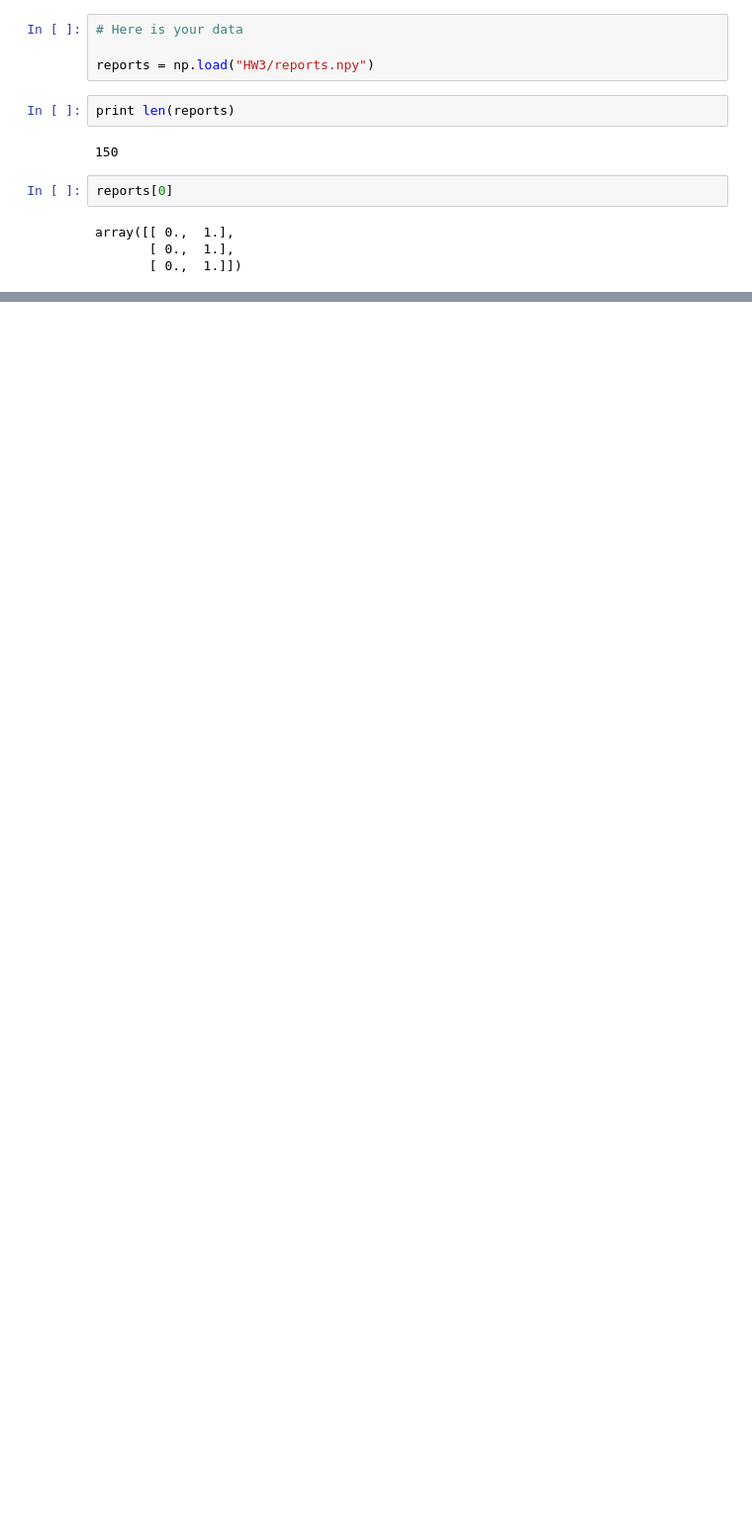
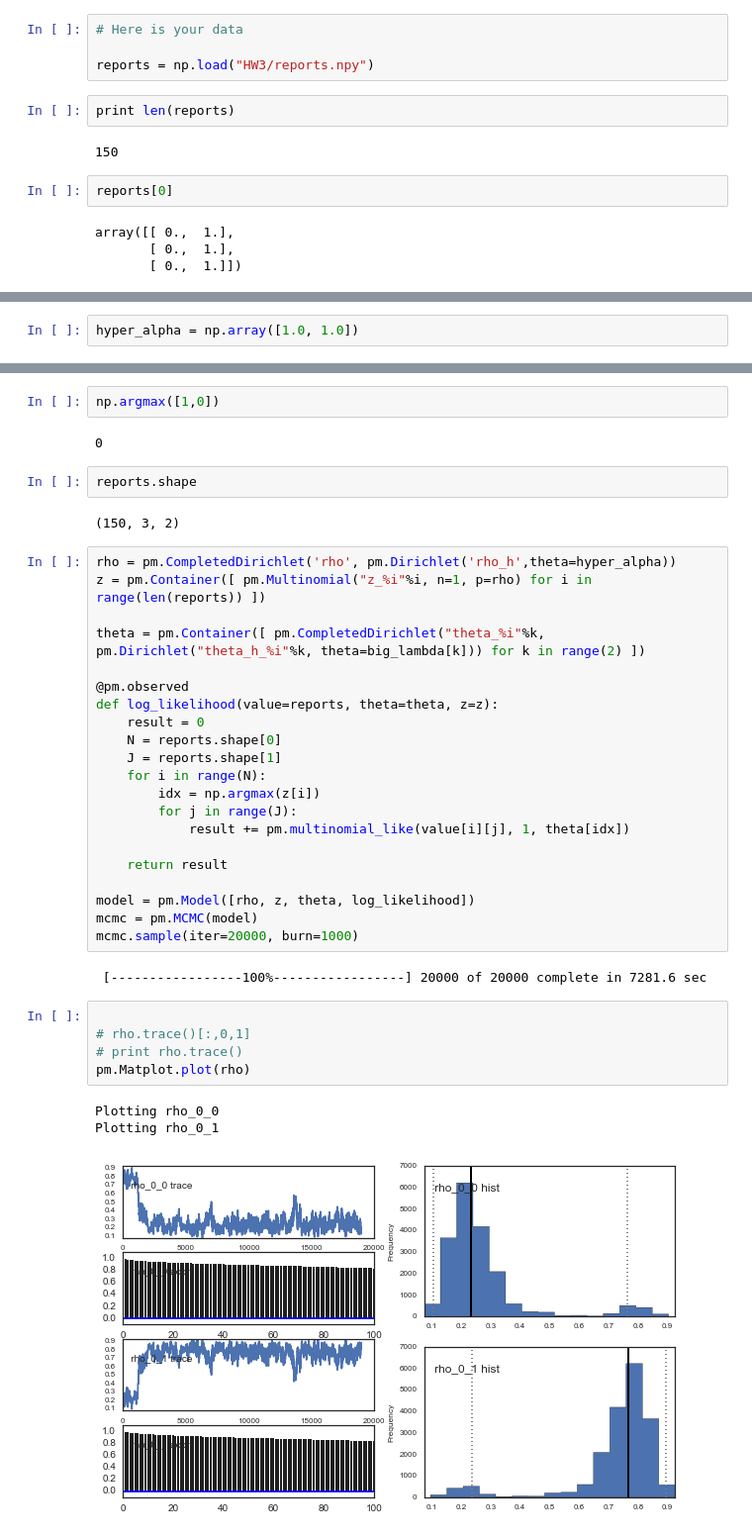
Before and after one commit to jeewon-hwang/AM207_homework_2016, a Jupyter notebook: AM207_JeewonHwang_HW3.ipynb, the cells around one changed output, grey strips where cells are left out. Shown: that part at 99% size. Saved outputs shown, nothing was run; the diff lists cells and outputs as text; blank space fills up the shorter version.

```diff
--- a/AM207_JeewonHwang_HW3.ipynb
+++ b/AM207_JeewonHwang_HW3.ipynb
@@ -827,0 +772,2 @@ array([[ 0.,  1.],
+# %%
+hyper_alpha = np.array([1.0, 1.0])
@@ -827,0 +808,40 @@ array([[ 0.,  1.],
+# %%
+np.argmax([1,0])
+# %% [output]
+0
+# %%
+reports.shape
+# %% [output]
+(150, 3, 2)
+# %%
+rho = pm.CompletedDirichlet('rho', pm.Dirichlet('rho_h',theta=hyper_alpha))
+z = pm.Container([ pm.Multinomial("z_%i"%i, n=1, p=rho) for i in range(len(reports)) ])
+
+theta = pm.Container([ pm.CompletedDirichlet("theta_%i"%k, pm.Dirichlet("theta_h_%i"%k, theta=big_lambda[k])) for k in range(2) ])
+
+@pm.observed
+def log_likelihood(value=reports, theta=theta, z=z):
+    result = 0
+    N = reports.shape[0]
+    J = reports.shape[1]
+    for i in range(N):
+        idx = np.argmax(z[i])
+        for j in range(J):
+            result += pm.multinomial_like(value[i][j], 1, theta[idx])
+
+    return result
+
+model = pm.Model([rho, z, theta, log_likelihood])
+mcmc = pm.MCMC(model)
+mcmc.sample(iter=20000, burn=1000)
+# %% [output]
+ [-----------------100%-----------------] 20000 of 20000 complete in 7281.6 sec
+# %%
+
+# rho.trace()[:,0,1]
+# print rho.trace()
+pm.Matplot.plot(rho)
+# %% [output]
+Plotting rho_0_0
+Plotting rho_0_1
+[figure, added]
```
Also changed, not shown: parts of 29 cells of this notebook.
